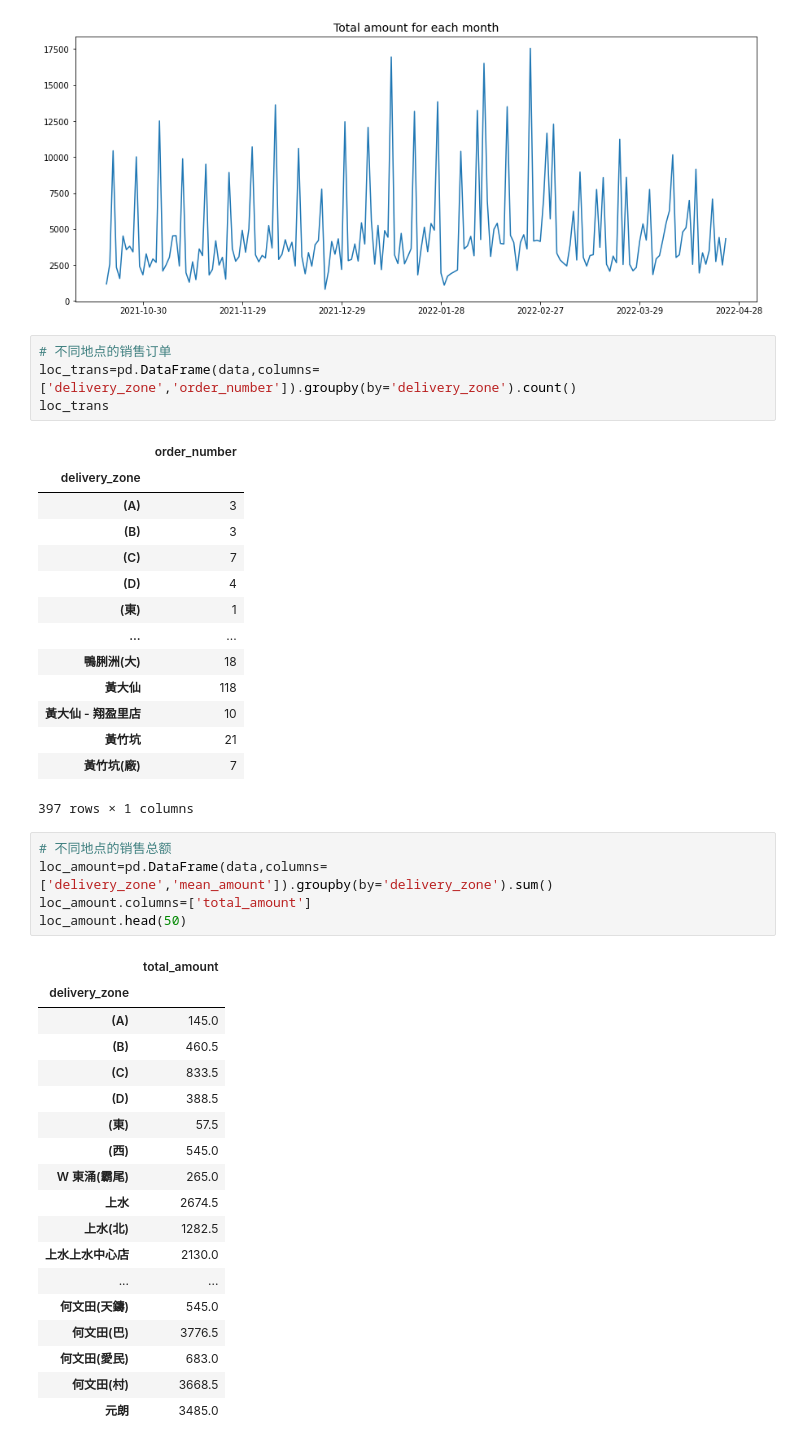
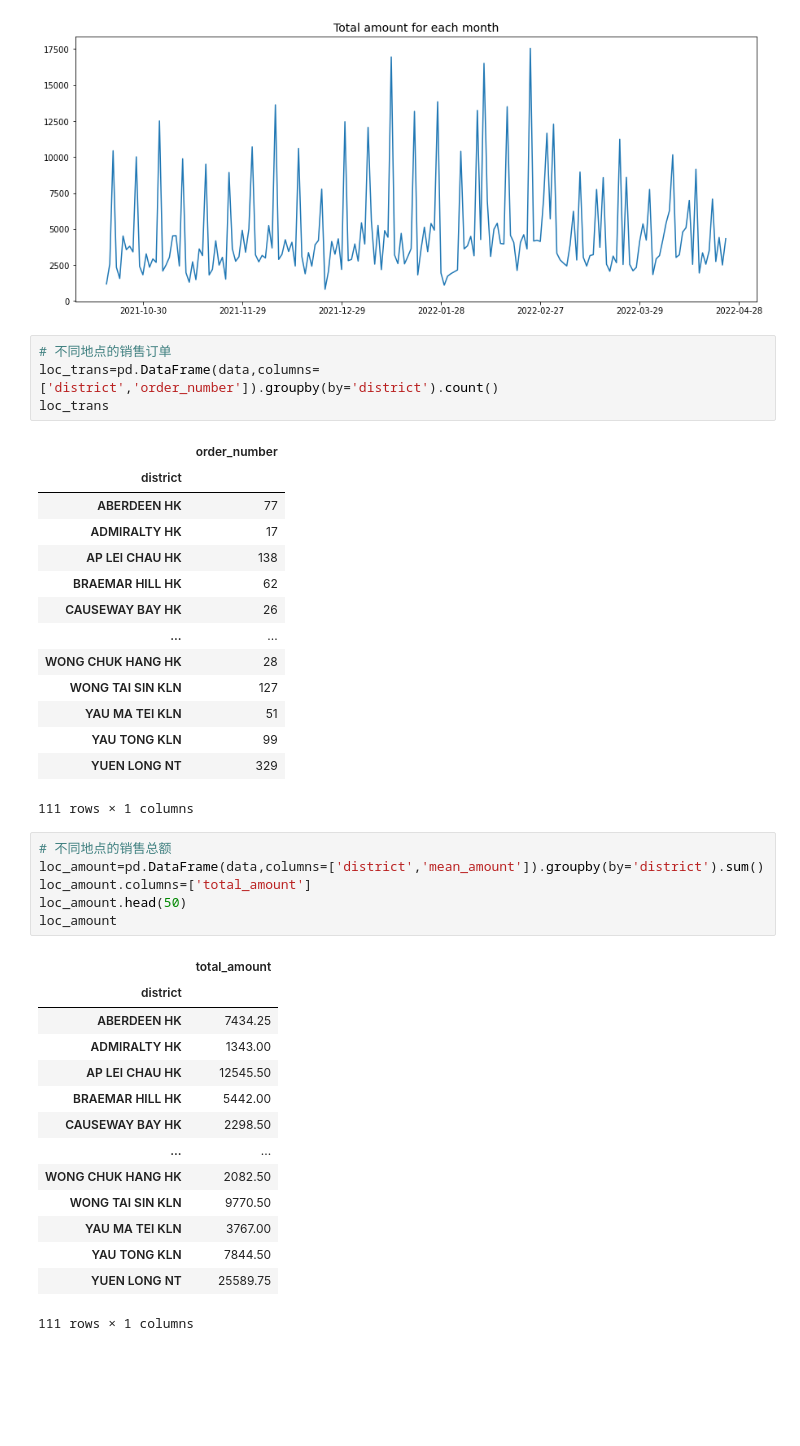
Before and after one commit to chenxlong3/MSDM5005_Project_B, a Jupyter notebook: code/hair_ana.ipynb, the cells around one changed output. Drawn from its saved outputs; the diff is of its cells as text; blank space fills up the shorter version.

```diff
--- a/code/hair_ana.ipynb
+++ b/code/hair_ana.ipynb
@@ -82,44 +97,41 @@ ax.xaxis.set_major_locator(x_major_locator)
 [figure]
 # %%
 # 不同地点的销售订单
-loc_trans=pd.DataFrame(data,columns=['delivery_zone','order_number']).groupby(by='delivery_zone').count()
+loc_trans=pd.DataFrame(data,columns=['district','order_number']).groupby(by='district').count()
 loc_trans
 # %% [output]
 |  | order_number |
-| delivery_zone |  |
-| (A) | 3 |
-| (B) | 3 |
-| (C) | 7 |
-| (D) | 4 |
-| (東) | 1 |
+| district |  |
+| ABERDEEN HK | 77 |
+| ADMIRALTY HK | 17 |
+| AP LEI CHAU HK | 138 |
+| BRAEMAR HILL HK | 62 |
+| CAUSEWAY BAY HK | 26 |
 | ... | ... |
-| 鴨脷洲(大) | 18 |
-| 黃大仙 | 118 |
-| 黃大仙 - 翔盈里店 | 10 |
-| 黃竹坑 | 21 |
-| 黃竹坑(廠) | 7 |
+| WONG CHUK HANG HK | 28 |
+| WONG TAI SIN KLN | 127 |
+| YAU MA TEI KLN | 51 |
+| YAU TONG KLN | 99 |
+| YUEN LONG NT | 329 |
-397 rows × 1 columns
+111 rows × 1 columns
 # %%
 # 不同地点的销售总额
-loc_amount=pd.DataFrame(data,columns=['delivery_zone','mean_amount']).groupby(by='delivery_zone').sum()
+loc_amount=pd.DataFrame(data,columns=['district','mean_amount']).groupby(by='district').sum()
 loc_amount.columns=['total_amount']
 loc_amount.head(50)
+loc_amount
 # %% [output]
 |  | total_amount |
-| delivery_zone |  |
-| (A) | 145.0 |
-| (B) | 460.5 |
-| (C) | 833.5 |
-| (D) | 388.5 |
-| (東) | 57.5 |
-| (西) | 545.0 |
-| W 東涌(霸尾) | 265.0 |
-| 上水 | 2674.5 |
-| 上水(北) | 1282.5 |
-| 上水上水中心店 | 2130.0 |
+| district |  |
+| ABERDEEN HK | 7434.25 |
+| ADMIRALTY HK | 1343.00 |
+| AP LEI CHAU HK | 12545.50 |
+| BRAEMAR HILL HK | 5442.00 |
+| CAUSEWAY BAY HK | 2298.50 |
 | ... | ... |
-| 何文田(天鑄) | 545.0 |
-| 何文田(巴) | 3776.5 |
-| 何文田(愛民) | 683.0 |
-| 何文田(村) | 3668.5 |
-| 元朗 | 3485.0 |
+| WONG CHUK HANG HK | 2082.50 |
+| WONG TAI SIN KLN | 9770.50 |
+| YAU MA TEI KLN | 3767.00 |
+| YAU TONG KLN | 7844.50 |
+| YUEN LONG NT | 25589.75 |
+111 rows × 1 columns
```
Also changed, not shown: parts of 10 cells of this notebook.
